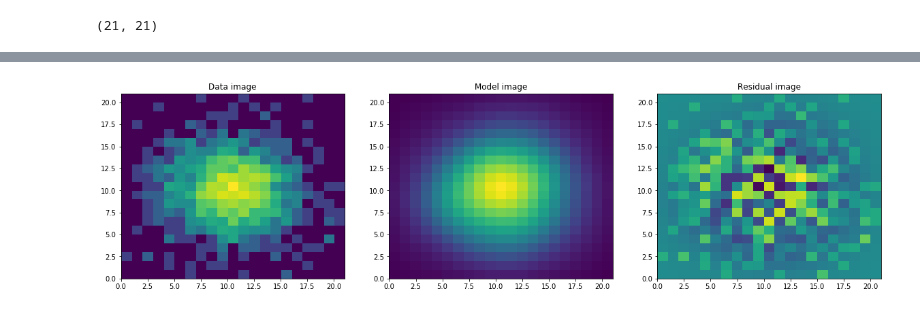
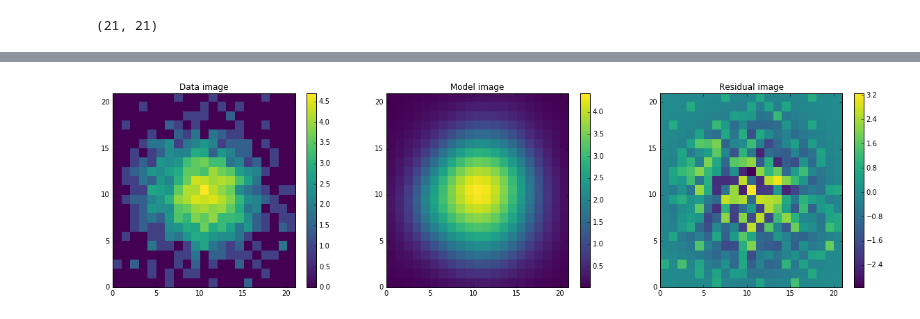
Before and after one commit to juramaga/sherpa_fitting, a Jupyter notebook: test_convolution_PG1634+706.ipynb, the cells around one changed output, grey strips where cells are left out. Drawn from its saved outputs; the diff is of its cells as text; code cells hidden in the pictures.

```diff
--- a/test_convolution_PG1634+706.ipynb
+++ b/test_convolution_PG1634+706.ipynb
@@ -21,7 +33,8 @@ Populating the interactive namespace from numpy and matplotlib
 # %%
-hdul = fits.open('/data/L3/rafael/dataplay/threads/sherpa/2dpsf/psf_f1_norm_0.25pix.fits')
+hdul = fits.open('/Users/jmartine/science/chandra/simulated_data/psf_f1_norm_0.25pix.fits')
 psf_data = hdul[0].data[118:139,117:138]
-plt.imshow(psf_data)
+plt.imshow(psf_data,origin='lower', cmap='viridis',
+           interpolation='nearest')
 print (np.shape(psf_data))
 # %% [output]
 (21, 21)
@@ -29,7 +42,8 @@ print (np.shape(psf_data))
 # %%
-hdul = fits.open('/data/L3/rafael/dataplay/threads/sherpa/2dpsf/center_box_0.25pix.fits')
+hdul = fits.open('/Users/jmartine/science/chandra/simulated_data/center_box_0.25pix.fits')
 img_data = hdul[0].data[66:87,78:99]
-plt.imshow(img_data)
+plt.imshow(img_data,origin='lower', cmap='viridis',
+           interpolation='nearest')
 print (np.shape(img_data))
 print(147./2,169./2)
 # %% [output]
@@ -144,28 +168,31 @@ truth = Beta2D()
 #truth.xpos, truth.ypos = 9.61,10.23
 #truth.r0, truth.alpha = 4.4, 5.2
 #truth.ampl = 130
-truth.xpos, truth.ypos = 9.61,10.23
-truth.r0, truth.alpha = 2.06, 2.43
-truth.ampl = 185.97
+truth.xpos, truth.ypos = 9.61541,10.254365
+truth.r0, truth.alpha = 4.65222, 5.67977
+truth.ampl = 117.6082
 mexp = truth(x0, x1).reshape(shape)
 # %%
 kernel = CustomKernel(psf_data)
 conv_model = convolve_fft(mexp, kernel, normalize_kernel=True)
 
 # Plot
 plt.subplots(1,3,figsize=(20,5))
 plt.subplot(1,3,1)
-plt.imshow(np.arcsinh(img_data.reshape(shape)), origin='lower', cmap='viridis',
+im = plt.imshow(np.arcsinh(img_data.reshape(shape)), origin='lower', cmap='viridis',
            extent=(x0low, x0high, x1low, x1high), interpolation='nearest', aspect='auto')
+cb = plt.colorbar(im)
 plt.title('Data image')
 plt.subplot(1,3,2)
-plt.imshow(np.arcsinh(conv_model), origin='lower', cmap='viridis',
+im = plt.imshow(np.arcsinh(conv_model), origin='lower', cmap='viridis',
            extent=(x0low, x0high, x1low, x1high), interpolation='nearest', aspect='auto')
+cb = plt.colorbar(im)
 plt.title('Model image')
 plt.subplot(1,3,3)
-plt.imshow(np.arcsinh(img_data.reshape(shape)-conv_model), origin='lower', cmap='viridis',
+im = plt.imshow(np.arcsinh(img_data.reshape(shape)-conv_model), origin='lower', cmap='viridis',
            extent=(x0low, x0high, x1low, x1high), interpolation='nearest', aspect='auto')
+cb = plt.colorbar(im)
 plt.title('Residual image')
-plt.savefig('PG1634_m3.png')
+plt.savefig('PG1634_m6.png')
 # %% [output]
-[figure, old version]
+[figure, new version]
```
Also changed, not shown: parts of 11 cells of this notebook.
